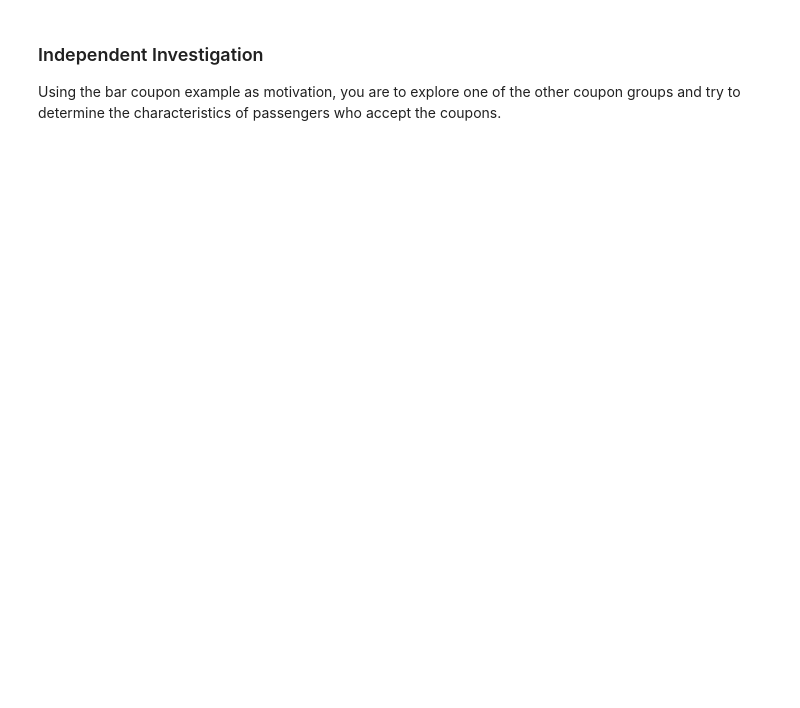
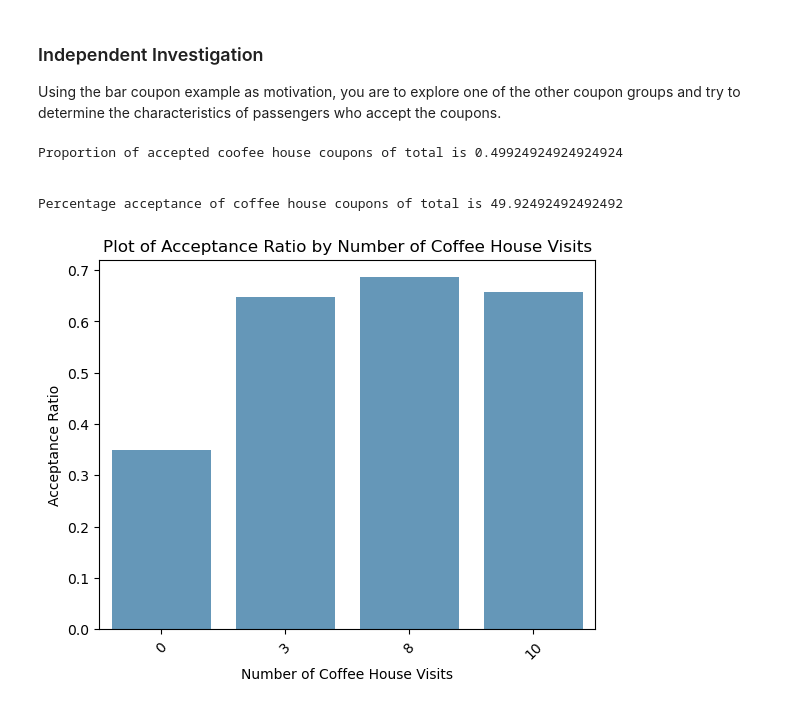
Before and after one commit to sujmishra/data-science-berkley, a Jupyter notebook: Assignment-5.1/prompt.ipynb, the cells around one changed output. Drawn from its saved outputs; the diff is of its cells as text; code cells hidden in the pictures; blank space fills up the shorter version.

```diff
--- a/Assignment-5.1/prompt.ipynb
+++ b/Assignment-5.1/prompt.ipynb
@@ -259,3 +391,36 @@ Ratio of acceptance for drivers who go to bars more than once a month and had pa
 ### Independent Investigation
 
 Using the bar coupon example as motivation, you are to explore one of the other coupon groups and try to determine the characteristics of passengers who accept the coupons.
+# %%
+# Filter coupons of type Coffee House
+df_clean_coffee_house = df_clean[df_clean['coupon']=='Coffee House']
+
+# Total number of bar coupons
+df_clean_coffee_house_total = df_clean_coffee_house.shape[0]
+
+# Count of accepted bar coupons
+df_clean_coffee_house_accepted = df_clean_coffee_house[df_clean_coffee_house['Y']==1].shape[0]
+
+#Proprtion of accepted bar coupons
+ch_accepted_proportion = df_clean_coffee_house_accepted/df_clean_coffee_house_total
+print("Proportion of accepted coofee house coupons of total is", ch_accepted_proportion)
+print('\n')
+print("Percentage acceptance of coffee house coupons of total is", ch_accepted_proportion*100)
+# %% [output]
+Proportion of accepted coofee house coupons of total is 0.49924924924924924
+
+
+Percentage acceptance of coffee house coupons of total is 49.92492492492492
+# %%
+ch_acceptance_rates = df_clean_coffee_house.groupby('CoffeeHouse')['Y'].agg(['mean','count'])
+ch_acceptance_rates.columns = ['Acceptance Rate','Total Coupons']
+ch_acceptance_rates = ch_acceptance_rates.sort_values('Acceptance Rate',ascending=False)
+ch_acceptance_rates = ch_acceptance_rates.reset_index()
+sns.barplot(data=ch_acceptance_rates, x ='CoffeeHouse', y ='Acceptance Rate', alpha=0.75)
+plt.title('Plot of Acceptance Ratio by Number of Coffee House Visits')
+plt.xlabel('Number of Coffee House Visits')
+plt.ylabel('Acceptance Ratio')
+plt.xticks(rotation=45)
+plt.savefig('images/acceptance_ratio_by_coffee_house_visits')
+# %% [output]
+[figure, added]
```
Also changed, not shown: parts of 9 cells of this notebook, 6 other files.
